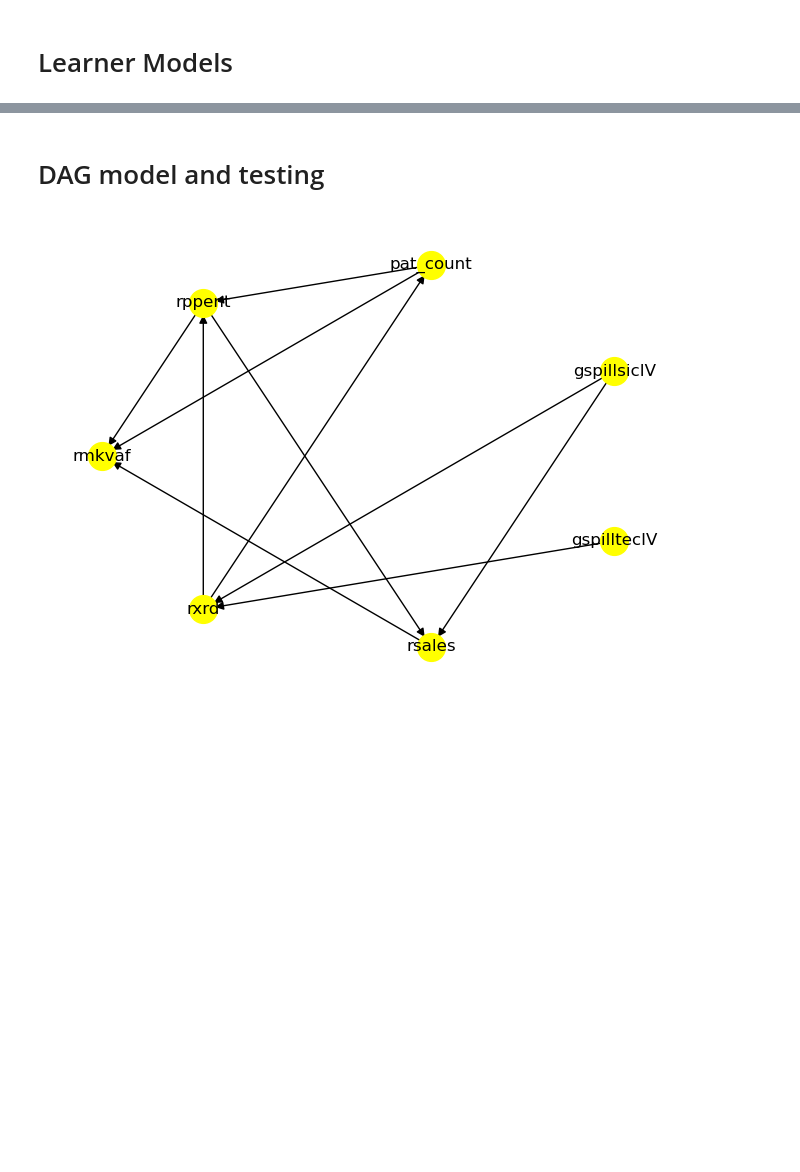
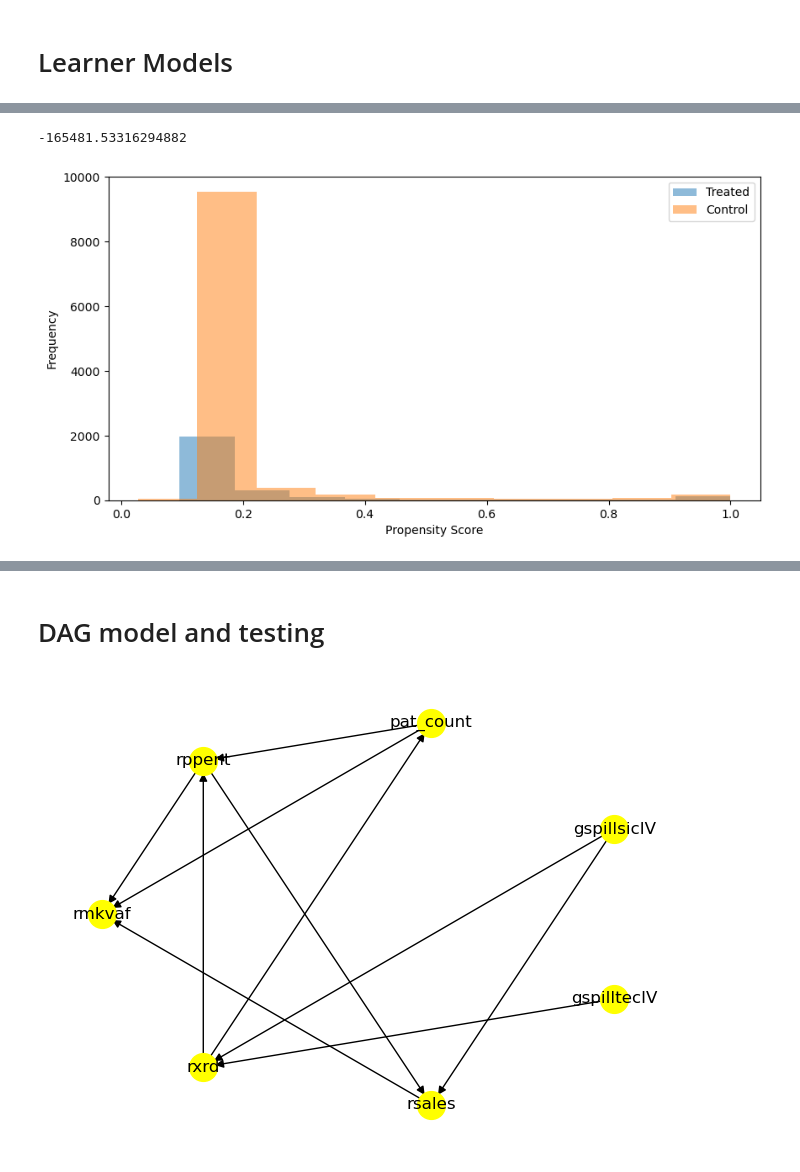
Before and after one commit to MartinMcFarlane/ECO2425-Causal-ML, a Jupyter notebook: Spillovers Project.ipynb, the cells around one changed output, grey strips where cells are left out. Saved outputs shown, nothing was run; the diff lists cells and outputs as text; code cells hidden in the pictures; blank space fills up the shorter version.

Commit message:
Added DR Model

```diff
--- a/Spillovers Project.ipynb
+++ b/Spillovers Project.ipynb
@@ -1413,0 +1534,6 @@ plt.title("X-Learner");
+# %%
+# calculate ATE for winning model
+models = [RF(max_features=2), LGBMRegressor(max_depth=2, min_child_samples=30)]
+ate_tec = doubly_robust(df, models, X, T, y)
+# Get treatments and prop scores for winning model
+p_scores = doubly_robust(df, models, X, T, y, return_ps=True)
@@ -1413,0 +1558,4 @@ plt.title("X-Learner");
+# %%
+print(ate_tec)
+# %% [output]
+-165481.53316294882
@@ -1413,0 +1567,14 @@ plt.title("X-Learner");
+# %%
+# plot graph
+fig, ax1 = plt.subplots(figsize=(10,5))
+
+ax1.hist(p_scores.loc[p_scores[f'{T}']== 1, 'ps'], label='Treated', alpha=0.5)
+ax1.hist(p_scores.loc[p_scores[f'{T}']== 0, 'ps'], label='Control', alpha=0.5)
+ax1.legend()
+ax1.set_ylabel('Frequency')
+ax1.set_xlabel('Propensity Score')
+#ax1.set_title("Tech Spillovers")
+
+plt.savefig('DRL_positivity_tec.png',bbox_inches='tight')
+# %% [output]
+[figure, added]
```
Also changed, not shown: parts of 28 cells of this notebook.
